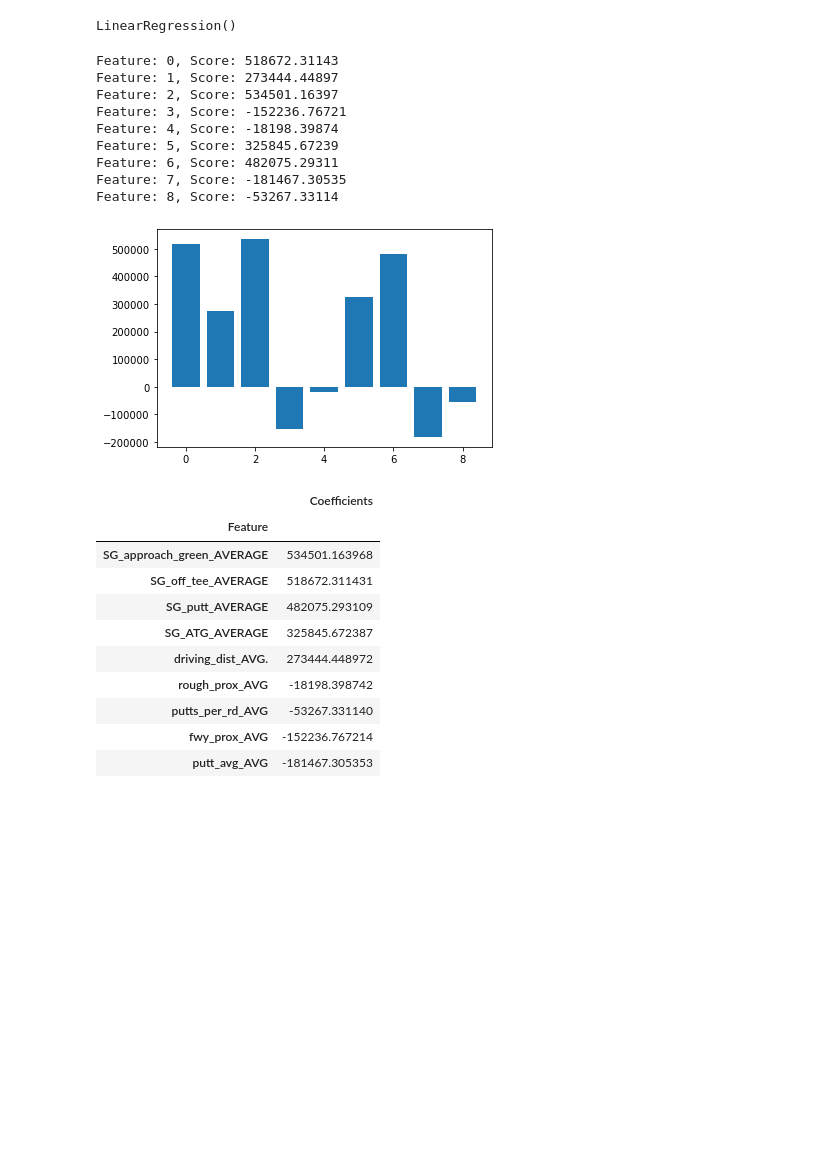
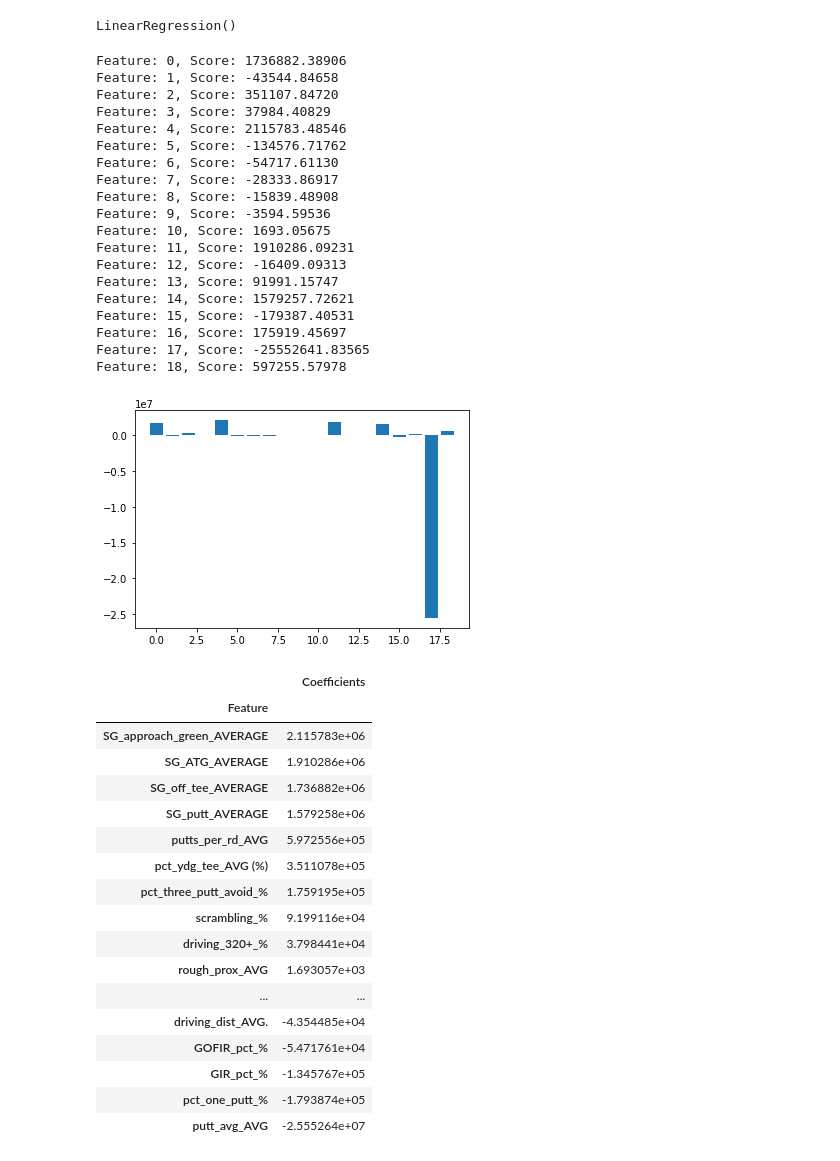
Before and after one commit to joelapsansky/red-team, a Jupyter notebook: supervised_learning_linear.ipynb, the cells around one changed output. Drawn from its saved outputs; the diff is of its cells as text; code cells hidden in the pictures; blank space fills up the shorter version.

```diff
--- a/supervised_learning_linear.ipynb
+++ b/supervised_learning_linear.ipynb
@@ -45,6 +42,6 @@ pga_df
 465 rows × 23 columns
 # %%
 # Define the features set as everything but money
-X = pga_df.drop(columns=["Winnings", "SG_tee_green_AVERAGE", "driving_320+_%", "GOFIR_pct_%", "pct_one_putt_%", "pct_three_putt_avoid_%", "bogey_avoid_% MAKES BOGEY", "btb_ratio_BIRDIE TO BOGEY RATIO", "GIR_pct_fwy_%","pct_sand_save_%", "pct_ydg_tee_AVG (%)", "GIR_pct_%", "GIR_pct_not_fwy_%", "scrambling_%"], axis=1)
+X = pga_df.drop(columns=["Winnings", "SG_tee_green_AVERAGE", "bogey_avoid_% MAKES BOGEY", "btb_ratio_BIRDIE TO BOGEY RATIO"], axis=1)
 X
 # %% [output]
@@ -114,6 +111,6 @@ sns.heatmap(heatmap)
 # %%
 # Split Data into testing and training
-X_train, X_test, y_train, y_test = train_test_split(X, y)
+X_train, X_test, y_train, y_test = train_test_split(X, y, test_size=0.4)
 print(Counter(y_train))
 print("--------------------------")
 print("X_train shape:", X_train.shape)
@@ -150,7 +147,7 @@ X_test_scaled = X_scaler.transform(X_test)
 model = linear_model.LinearRegression()
 
 # Train data to model
-model.fit(X_train_scaled, y_train)
+model.fit(X_train, y_train)
 # %% [output]
 LinearRegression()
 # %%
@@ -159,45 +156,62 @@ y_pred = model.predict(X_test_scaled)
 # %%
 # Get feature importance
 importance = model.coef_
 importance = np.ravel(importance)
 
 # Explore features
 coef_table = pd.DataFrame(list(X_train.columns)).copy()
 coef_table.insert(len(coef_table.columns),"Coefficients",model.coef_.transpose())
 coef_table = coef_table.rename(columns={0: "Feature"}).set_index("Feature")
 
 # Summarize importance
 for i, j in enumerate(importance):
     print('Feature: %0d, Score: %.5f'% (i,j))
 # plot feature importance
-pyplot.bar([x for x in range(len(importance))], importance)
-pyplot.show()
+plt.bar([x for x in range(len(importance))], importance)
+plt.show()
 
 # Display coefficients and features sorted by coefficient
 sorted_feature_table = coef_table.sort_values(by=["Coefficients"], ascending=False)
 sorted_feature_table
 # %% [output]
-Feature: 0, Score: 518672.31143
-Feature: 1, Score: 273444.44897
-Feature: 2, Score: 534501.16397
-Feature: 3, Score: -152236.76721
-Feature: 4, Score: -18198.39874
-Feature: 5, Score: 325845.67239
-Feature: 6, Score: 482075.29311
-Feature: 7, Score: -181467.30535
-Feature: 8, Score: -53267.33114
+Feature: 0, Score: 1736882.38906
+Feature: 1, Score: -43544.84658
+Feature: 2, Score: 351107.84720
+Feature: 3, Score: 37984.40829
+Feature: 4, Score: 2115783.48546
+Feature: 5, Score: -134576.71762
+Feature: 6, Score: -54717.61130
+Feature: 7, Score: -28333.86917
+Feature: 8, Score: -15839.48908
+Feature: 9, Score: -3594.59536
+Feature: 10, Score: 1693.05675
+Feature: 11, Score: 1910286.09231
+Feature: 12, Score: -16409.09313
+Feature: 13, Score: 91991.15747
+Feature: 14, Score: 1579257.72621
+Feature: 15, Score: -179387.40531
+Feature: 16, Score: 175919.45697
+Feature: 17, Score: -25552641.83565
+Feature: 18, Score: 597255.57978
-[figure, old version]
+[figure, new version]
 |  | Coefficients |
 | Feature |  |
-| SG_approach_green_AVERAGE | 534501.163968 |
-| SG_off_tee_AVERAGE | 518672.311431 |
-| SG_putt_AVERAGE | 482075.293109 |
-| SG_ATG_AVERAGE | 325845.672387 |
-| driving_dist_AVG. | 273444.448972 |
-| rough_prox_AVG | -18198.398742 |
-| putts_per_rd_AVG | -53267.331140 |
-| fwy_prox_AVG | -152236.767214 |
-| putt_avg_AVG | -181467.305353 |
+| SG_approach_green_AVERAGE | 2.115783e+06 |
+| SG_ATG_AVERAGE | 1.910286e+06 |
+| SG_off_tee_AVERAGE | 1.736882e+06 |
+| SG_putt_AVERAGE | 1.579258e+06 |
+| putts_per_rd_AVG | 5.972556e+05 |
+| pct_ydg_tee_AVG (%) | 3.511078e+05 |
+| pct_three_putt_avoid_% | 1.759195e+05 |
+| scrambling_% | 9.199116e+04 |
+| driving_320+_% | 3.798441e+04 |
+| rough_prox_AVG | 1.693057e+03 |
+| ... | ... |
+| driving_dist_AVG. | -4.354485e+04 |
+| GOFIR_pct_% | -5.471761e+04 |
+| GIR_pct_% | -1.345767e+05 |
+| pct_one_putt_% | -1.793874e+05 |
+| putt_avg_AVG | -2.555264e+07 |
 # %%
 # Show explained variance
 explained_variance_score(y_test, y_pred)
```
Also changed, not shown: parts of 11 cells of this notebook, 9 other files.
